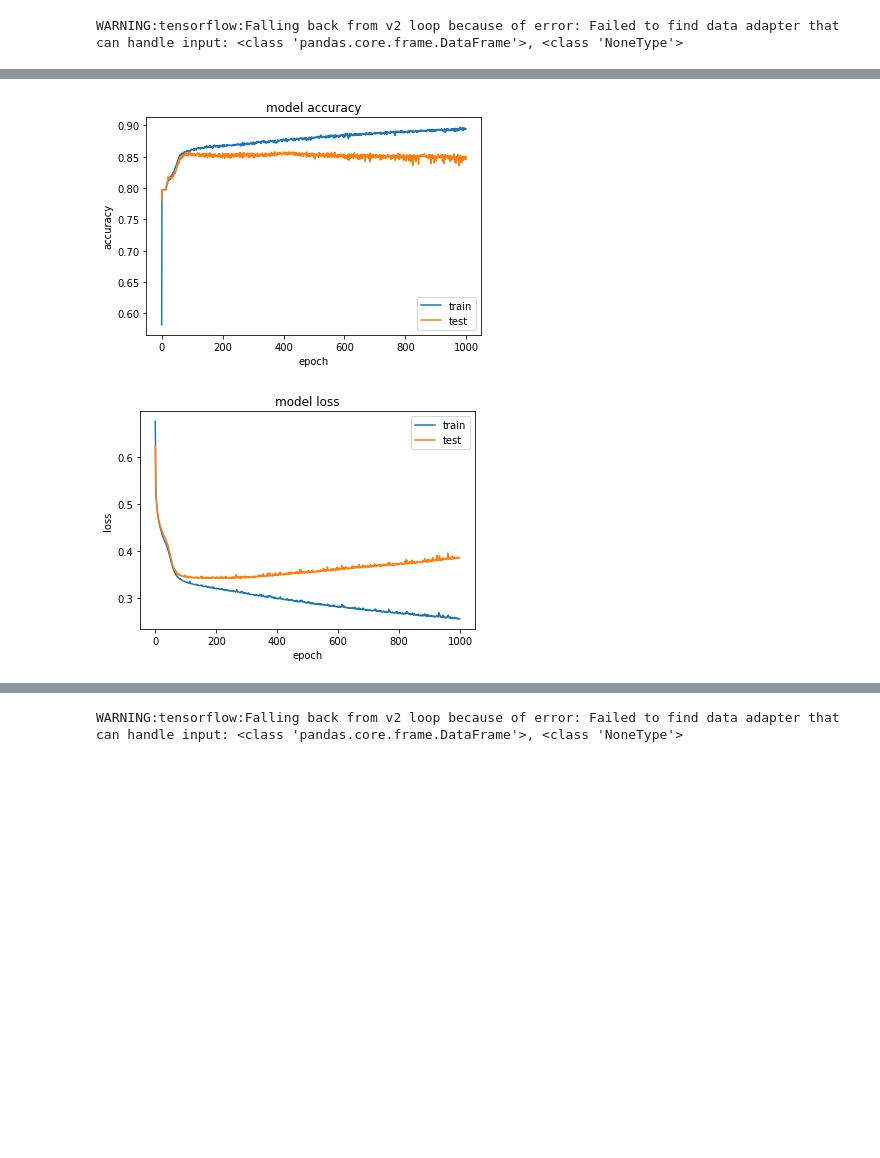
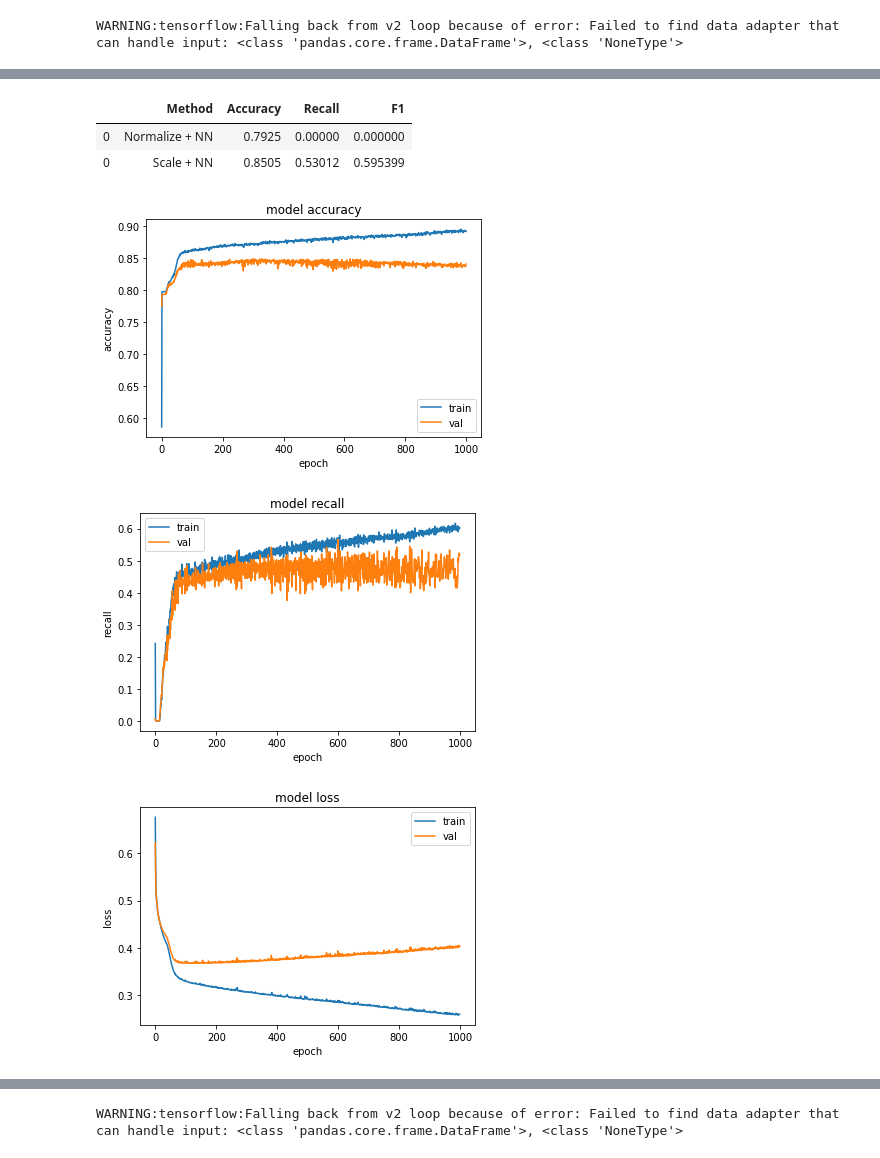
Before and after one commit to NhatTanVu/AI-ML, a Jupyter notebook: Neural Network/[Project] - Bank Churn/Project 6/Project_6_Neural_Network_Vu_Nhat_Tan.ipynb, the cells around one changed output, grey strips where cells are left out. Cells and saved outputs as stored; diff of their text form; code cells hidden in the pictures; blank space fills up the shorter version.

```diff
--- a/Neural Network/[Project] - Bank Churn/Project 6/Project_6_Neural_Network_Vu_Nhat_Tan.ipynb
+++ b/Neural Network/[Project] - Bank Churn/Project 6/Project_6_Neural_Network_Vu_Nhat_Tan.ipynb
@@ -174,3 +174,4 @@ X = bankData_reduced.drop('Exited', axis=1)
 y = bankData_reduced['Exited']
 
 X_train, X_test, y_train, y_test = train_test_split(X, y, test_size=0.20, random_state=1)
+X_train, X_val, y_train, y_val = train_test_split(X_train, y_train, test_size=0.20, random_state=1)
@@ -321,6 +342,7 @@ from sklearn.preprocessing import StandardScaler, MinMaxScaler
 #scaler = StandardScaler()
 scaler = MinMaxScaler()
 X_train_scaled = pd.DataFrame(scaler.fit_transform(X_train), columns=columns)
+X_val_scaled = pd.DataFrame(scaler.transform(X_val), columns=columns)
 X_test_scaled = pd.DataFrame(scaler.transform(X_test), columns=columns)
 # %%
 X_train_scaled.describe().T
@@ -370,7 +408,7 @@ model2.add(Dense(1, activation='sigmoid'))
 adam = optimizers.Adam(lr=0.001)
 #sgd = optimizers.SGD()
 
-model2.compile(optimizer=adam, loss='binary_crossentropy', metrics=['accuracy'])
-history = model2.fit(X_train_scaled, y_train, validation_split=0.20, epochs=1000, batch_size=800, verbose=0)
+model2.compile(optimizer=adam, loss='binary_crossentropy', metrics=['accuracy', tf.keras.metrics.Recall()])
+history = model2.fit(X_train_scaled, y_train, validation_data = (X_val_scaled, y_val), epochs=1000, batch_size=800, verbose=0)
 # %% [output]
 WARNING:tensorflow:Falling back from v2 loop because of error: Failed to find data adapter that can handle input: <class 'pandas.core.frame.DataFrame'>, <class 'NoneType'>
@@ -377,21 +436,40 @@ WARNING:tensorflow:Falling back from v2 loop because of error: Failed to find da
+# %%
+resultsDf = pd.concat([resultsDf, pd.DataFrame({'Method':['Scale + NN'],
+                          'Accuracy': [accuracy],
+                          'Recall': [recall],
+                          'F1': [f1]})])
+resultsDf
+# %% [output]
+|  | Method | Accuracy | Recall | F1 |
+| 0 | Normalize + NN | 0.7925 | 0.00000 | 0.000000 |
+| 0 | Scale + NN | 0.8505 | 0.53012 | 0.595399 |
 # %%
 # summarize history for accuracy
 plt.plot(history.history['accuracy'])
 plt.plot(history.history['val_accuracy'])
 plt.title('model accuracy')
 plt.ylabel('accuracy')
 plt.xlabel('epoch')
-plt.legend(['train', 'test'], loc='best')
+plt.legend(['train', 'val'], loc='best')
+plt.show()
+# summarize history for recall
+plt.plot(history.history['recall'])
+plt.plot(history.history['val_recall'])
+plt.title('model recall')
+plt.ylabel('recall')
+plt.xlabel('epoch')
+plt.legend(['train', 'val'], loc='best')
 plt.show()
 # summarize history for loss
 plt.plot(history.history['loss'])
 plt.plot(history.history['val_loss'])
 plt.title('model loss')
 plt.ylabel('loss')
 plt.xlabel('epoch')
-plt.legend(['train', 'test'], loc='best')
+plt.legend(['train', 'val'], loc='best')
 plt.show()
 # %% [output]
-[figure, old version]
+[figure, new version]
-[figure, old version]
+[figure, new version]
+[figure, added]
 # %%
```
Also changed, not shown: parts of 54 cells of this notebook.
